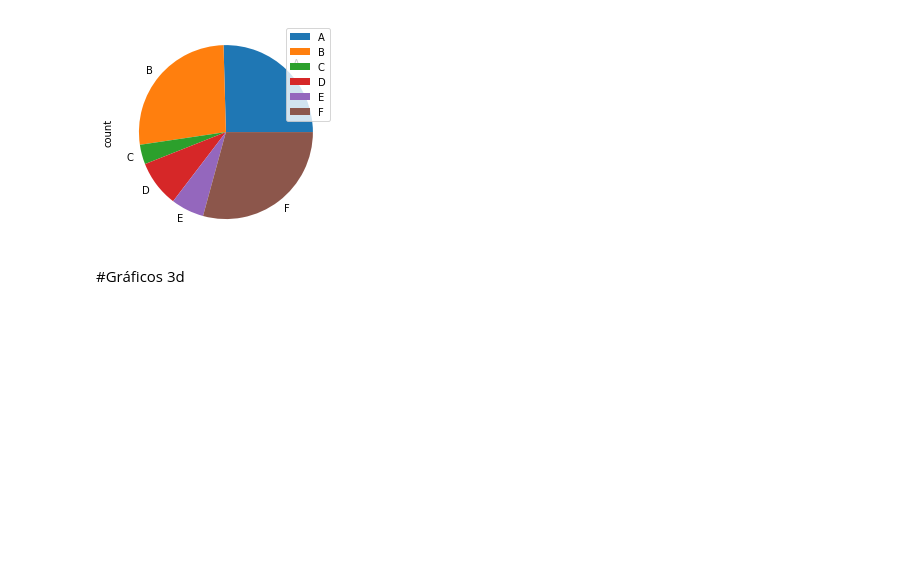
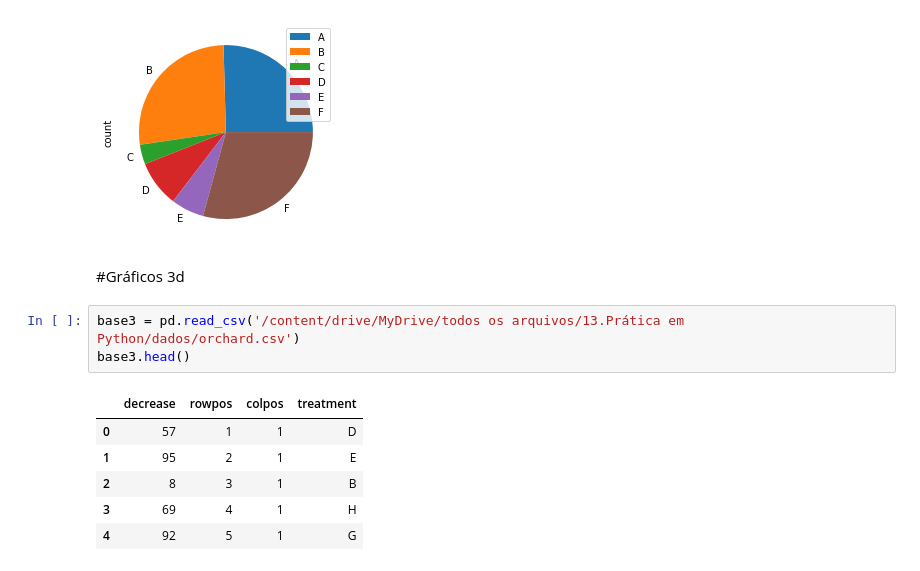
Before and after one commit to paulohenrique1303/DataVisualization, a Jupyter notebook: Data_Visualization.ipynb, the cells around one changed output. Cells and saved outputs as stored; diff of their text form; blank space fills up the shorter version.

```diff
--- a/Data_Visualization.ipynb
+++ b/Data_Visualization.ipynb
@@ -228,3 +231,13 @@ agrupado.plot.pie(legend=True)
 [figure]
 # %% [markdown]
 #Gráficos 3d
+# %%
+base3 = pd.read_csv('/content/drive/MyDrive/todos os arquivos/13.Prática em Python/dados/orchard.csv')
+base3.head()
+# %% [output]
+|  | decrease | rowpos | colpos | treatment |
+| 0 | 57 | 1 | 1 | D |
+| 1 | 95 | 2 | 1 | E |
+| 2 | 8 | 3 | 1 | B |
+| 3 | 69 | 4 | 1 | H |
+| 4 | 92 | 5 | 1 | G |
```
Also changed, not shown: parts of 6 cells of this notebook.
